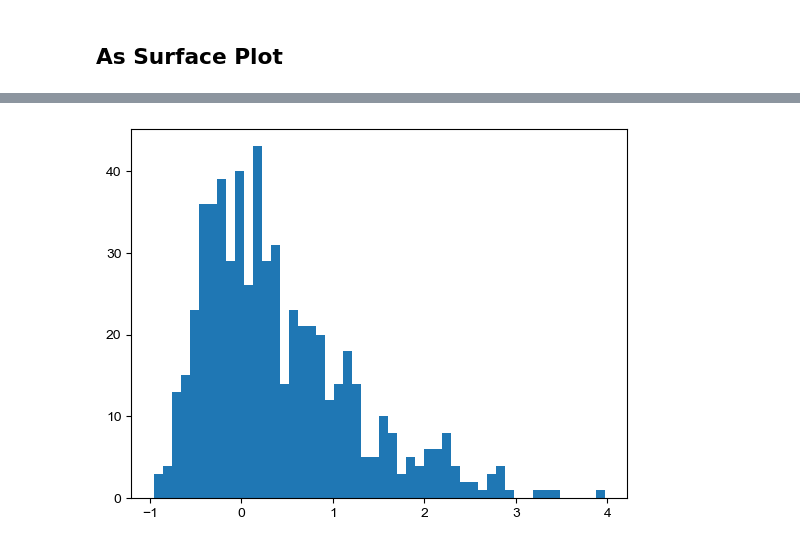
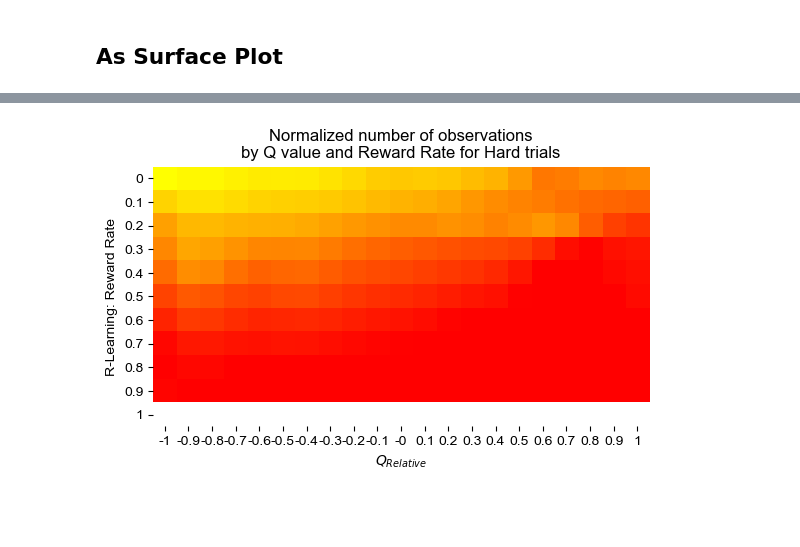
Before and after one commit to oraby/paper_fast_slow, a Jupyter notebook: code/rlmodel/model_to_behavior.ipynb, the cells around one changed output, grey strips where cells are left out. Cells and saved outputs as stored; diff of their text form; code cells hidden in the pictures; blank space fills up the shorter version.

```diff
--- a/code/rlmodel/model_to_behavior.ipynb
+++ b/code/rlmodel/model_to_behavior.ipynb
@@ -145,3 +65,0 @@ dict_keys(['Classic_biasNone__Normal(0, 1)_3s_dt0.005.pkl', 'Classic_biasQ-Val (
-# %%
-KEY = "NoiseGain-RewardRate_biasQ-Val_Normal(0, 1)_3s_dt0.005.pkl"
-evolve_res_dict_dict[KEY]
@@ -649,44 +245,40 @@ Get ylim: (100.5, -0.5)
 # %%
+from ..common.clr import Difficulty as DifficultyColor
+from ..pipeline.utils import filterNanGaussianConserving
 import matplotlib.pyplot as plt
 import numpy as np
 from scipy.stats import zscore
-# from scipy.ndimage import gaussian_filter
-from ...paper_fast_slow.code.pipeline.utils import filterNanGaussianConserving
 
 
 def plotQ_R_Heatmap(df, save_figs=False):
     df = df.copy()
     df = df[df["SimChoiceCorrect"] == True]
-    # df = df.sample(frac=.1, replace=False, random_state=42)
-    # BIN_SIZE = 0.05
+
     BIN_SIZE = 0.1
     NUM_BINS = int(1/BIN_SIZE) + 1
-    BINS = np.arange(0, 1 + BIN_SIZE, BIN_SIZE, dtype=np.float64)
-    LONG_BINS = np.arange(-1, 1 + BIN_SIZE, BIN_SIZE, dtype=np.float64)
-    print("Number of bins:", NUM_BINS,
-          "\n\t- Bins:", BINS,
-          "\n\t- Long Bins:", LONG_BINS)
-    DV_BIN_SIZE = 1/3 #0.01
+    BINS_RewardRate = np.arange(0, 1 + BIN_SIZE, BIN_SIZE, dtype=np.float64)
+    Bins_QVal = np.arange(-1, 1 + BIN_SIZE, BIN_SIZE, dtype=np.float64)
+    # Bins_QVal[0] -= 1e-6  # To include outliers on the left edge
+    # print("Number of bins:", NUM_BINS,
+    #       "\n\t- Bins:", BINS_RewardRate,
+    #       "\n\t- Long Bins:", Bins_QVal)
+    DV_BIN_SIZE = 1/3
     DV_BINS = np.arange(0, 1 + DV_BIN_SIZE, DV_BIN_SIZE)
-    print("Number of DV bins:", DV_BINS.shape[0], " - Bins:", DV_BINS)
-    twod_res = np.zeros((BINS.shape[0], LONG_BINS.shape[0], DV_BINS.shape[0]))
-    twod_num_observ = np.zeros((BINS.shape[0], LONG_BINS.shape[0], DV_BINS.shape[0]))
-    print("2d array shape:", twod_res.shape)
-    # df["Q_val"].abs().hist(bins=np.arange(0, 1.01, .1), density=True)
-    # plt.show()
-    # df["RewardRate"].hist(bins=np.arange(0, 1.01, .1), density=True)
-    # plt.show()
+    # print("Number of DV bins:", DV_BINS.shape[0], " - Bins:", DV_BINS)
+    twod_res = np.zeros((BINS_RewardRate.shape[0], Bins_QVal.shape[0], DV_BINS.shape[0]),
+                        dtype=np.float64)
+    twod_num_observ = np.zeros((BINS_RewardRate.shape[0], Bins_QVal.shape[0], DV_BINS.shape[0]),
+                               dtype=np.float64)
+    # print("2d array shape:", twod_res.shape)
+
     df["Q_relative"] = df["Q_val"].abs() * (np.sign(df["DV"]) * np.sign(df["Q_val"]))
     dv_0_idx = df["DV"] == 0
     df.loc[dv_0_idx, "Q_relative"] = df.loc[dv_0_idx, "Q_val"]
 
-    df["RewardRate_digi"] = np.digitize(df["RewardRate"], bins=BINS, right=True)
-    df["Q_relative_digi"] = np.digitize(df["Q_relative"], bins=LONG_BINS, right=True)
+    df["RewardRate_digi"] = np.digitize(df["RewardRate"], bins=BINS_RewardRate, right=True,)
+    df["Q_relative_digi"] = np.digitize(df["Q_relative"], bins=Bins_QVal, right=True)
     df["DV_digi"] = np.digitize(df["DV"].abs(), bins=DV_BINS, right=True)
-    # display(df[["Q_relative", "Q_relative_digi", "RewardRate", "RewardRate_digi",
-    #             "DV", "DV_digi"]])
 
-    # df = df[df.calcStimulusTime.notnull()]
     res_df = df.copy()
     res_df["zscore_time"] = np.nan
     for subj, subj_df in df.groupby("Name"):
@@ -701,37 +293,37 @@ def plotQ_R_Heatmap(df, save_figs=False):
         twod_num_observ[rr_bin_idx, q_bin_idx, dv_idx] = len(grp_df)
     res_df.groupby(["RewardRate_digi", "Q_relative_digi", "DV_digi"]).apply(countEntries)
 
+    # Plot zero entries heatmap
+    # fig, ax = plt.subplots()
+    # # ax.imshow(twod_num_observ[:, :, 0] == 0, cmap="autumn")
+    # print("Twod num observ shape:", twod_num_observ.shape)
+    # print("twod_num_observ[:, 4, 0]")
+    # # ax.bar(np.arange(twod_num_observ.shape[1]), np.log(twod_num_observ[3, :, 0]))
+    # qval_hard = df[df["DV_digi"] == 1]["Q_relative"]
+    # ax.hist(qval_hard, bins=200)#Bins_QVal)
+    # plt.show()
     # Normalize by number of subjects
     twod_res = np.divide(twod_res, twod_num_observ, where=twod_num_observ != 0)
     MIN_NUM_OBSERV = 1
-    twod_res[twod_num_observ <= MIN_NUM_OBSERV] = np.nan  # Set empty bins to NaN for better visualization
+    twod_res[twod_num_observ <= MIN_NUM_OBSERV] = np.nan  # Set empty bins to NaN to reduce noise
     #
-    fig_hist, ax_hist = plt.subplots()
-    ax_hist.hist(twod_res.flatten(), bins=50)
-    plt.show()
     fig_hist, ax_imshow = plt.subplots()
     print("twod_num_observ:", twod_num_observ.shape, " - Max:", twod_num_observ.max())
-    twod_num_observ[twod_num_observ <= MIN_NUM_OBSERV] = np.nan  # Set empty bins to NaN for better visualization
-    # display(twod_num_observ[:, :, 0])
-    # for i in range(twod_num_observ.shape[0]):
-    #     print(f"Row {i} - ", end=" ")
-    #     for j in range(twod_num_observ.shape[1]):
-    #         print(f"{twod_num_observ[i, j, 0]:5,.5g} ", end=" ")
-    #     print()
-    #
+    twod_num_observ[twod_num_observ <= MIN_NUM_OBSERV] = np.nan  # Set empty bins to NaN to reduce noise
 
     twod_res = filterNanGaussianConserving(twod_res, sigma=1.0, axis=1)
 
-    # twod_num_observ = np.log(twod_num_observ + 1)  # Log scale for better visualization
-    # norm_observ = twod_num_observ[:, :, 0].astype(float)/np.nanmax(twod_num_observ)
-    # ax_imshow.imshow(norm_observ, cmap="autumn",
-    #                  vmin=0, vmax=1)
     norm_observ = twod_res[:, :, 0].astype(float)/np.nanmax(twod_res[:, :, 0])
     ax_imshow.imshow(norm_observ, cmap="autumn", vmin=0, vmax=1)
-    ax_imshow.set_xticks(LONG_BINS/BIN_SIZE - min(LONG_BINS/BIN_SIZE))
-    ax_imshow.set_xticklabels([f"{np.round(_bin, 3):.2g}" for _bin in LONG_BINS])
-    ax_imshow.set_yticks(BINS/BIN_SIZE)
-    ax_imshow.set_yticklabels([f"{_bin:.2g}" for _bin in BINS])
+    ax_imshow.set_xticks(Bins_QVal/BIN_SIZE - min(Bins_QVal/BIN_SIZE))
+    ax_imshow.set_xticklabels([f"{np.round(_bin, 3):.2g}" for _bin in Bins_QVal])
+    ax_imshow.set_yticks(BINS_RewardRate/BIN_SIZE)
+    ax_imshow.set_yticklabels([f"{_bin:.2g}" for _bin in BINS_RewardRate])
+    ax_imshow.set_xlabel("$Q_{Relative}$")
+    ax_imshow.set_ylabel("R-Learning: Reward Rate")
+    ax_imshow.set_title("Normalized number of observations\nby Q value and "
+                        "Reward Rate for Hard trials")
+    ax_imshow.spines[["top", "right", "bottom", "left"]].set_visible(False)
     plt.show()
 
 
@@ -743,20 +335,19 @@ def plotQ_R_Heatmap(df, save_figs=False):
     print("Easy data shape:", easy_data.shape, " - Med data shape:", med_data.shape,
             " - Hard data shape:", hard_data.shape)
 
-    from ...common.util.clr import Difficulty as DifficultyColor
     for (color, data, name) in [(DifficultyColor.Easy, easy_data, "Easy"),
                                 (DifficultyColor.Med,  med_data, "Medium"),
                                 (DifficultyColor.Hard, hard_data, "Hard")
                                 ]:
         # MAke a plot surface where height is zscore time
-        X, Y = np.meshgrid(LONG_BINS, BINS)
+        X, Y = np.meshgrid(Bins_QVal, BINS_RewardRate)
         surf = ax.plot_surface(X, Y, data,
                                color=color, alpha=0.7, rstride=1, cstride=1,
                                linewidth=0, antialiased=True,
                                label=f"{name} Trials")
     ax.legend()
     # Set ticks and labels
-    print("Ticks:", LONG_BINS/BIN_SIZE)
+    # print("Ticks:", LONG_BINS/BIN_SIZE)
     ax.set_xticks(np.arange(-1, 1.25, 0.5))
     ax.set_xlabel("$Q_{Relative}$")
     ax.set_ylabel("R-Learning: Reward Rate")
@@ -776,9 +367,10 @@ def plotQ_R_Heatmap(df, save_figs=False):
     ax.set_box_aspect(aspect=None, zoom=.9)
     # Set tight layout
     if save_figs:
-        fig.savefig(f"{fig_save_prefix}/Q_R_Heatmap.svg", dpi=300, bbox_inches='tight')
+        fig.savefig(f"{save_prefix}/Q_R_Heatmap.svg", dpi=300,
+                    bbox_inches='tight')
     plt.show()
 
 
-plotQ_R_Heatmap(df_model_behavior, save_figs=False)
+plotQ_R_Heatmap(df_model_behavior, save_figs=True)
 # %% [output]
@@ -795 +378 @@ Number of DV bins: 4  - Bins: [0.         0.33333333 0.66666667 1.        ]
-[figure, old version]
+[figure, new version]
```
Also changed, not shown: parts of 14 cells of this notebook, 31 other files.
